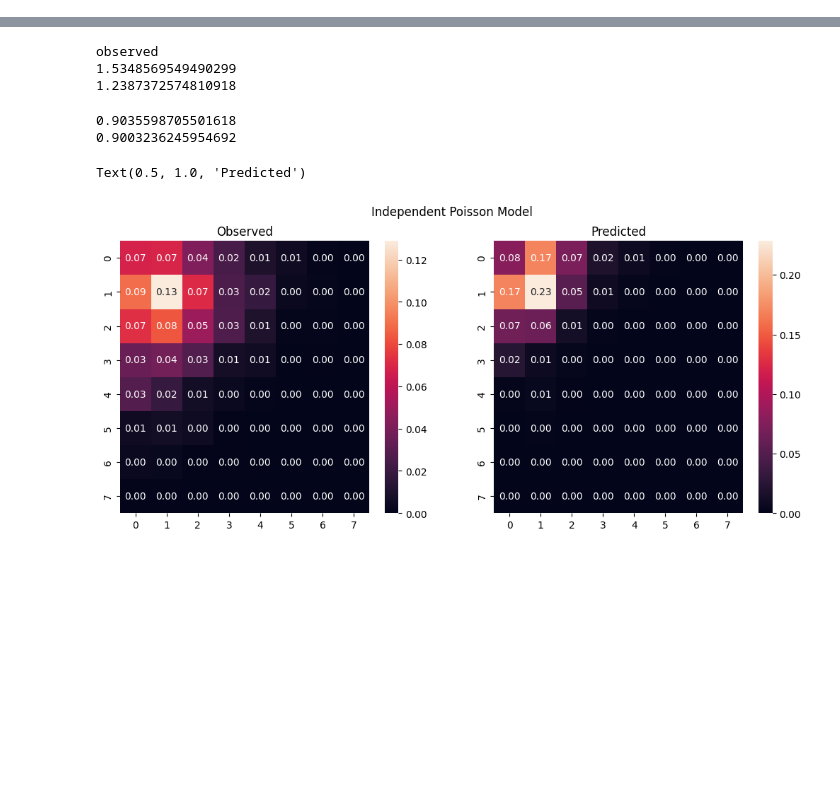
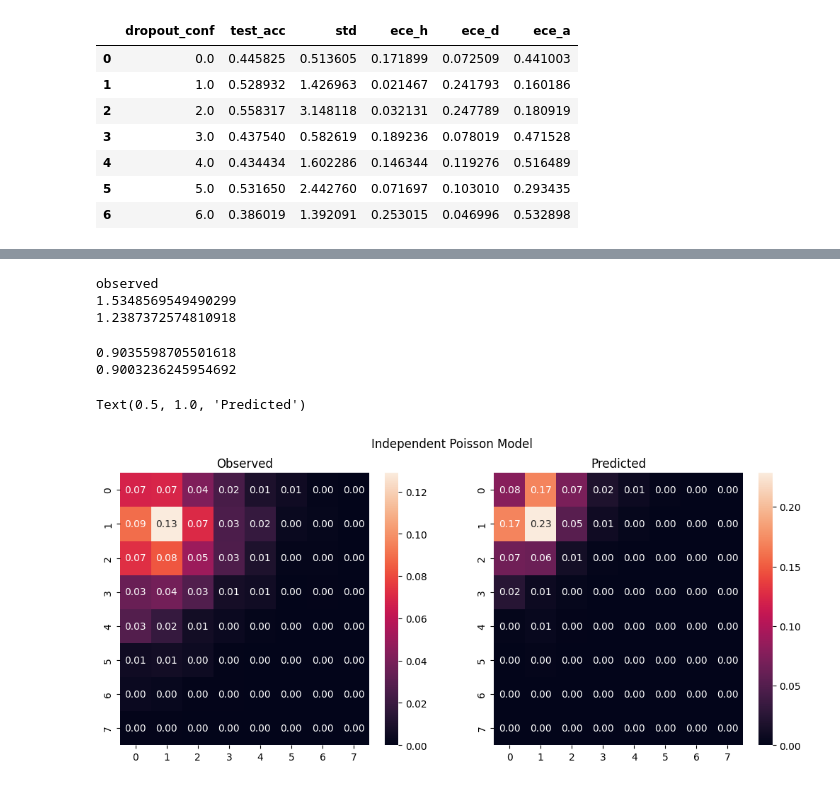
Before and after one commit to s-morten/packing-report, a Jupyter notebook: xT-impact/dnn/nn_cnn.ipynb, the cells around one changed output, grey strips where cells are left out. Cells and saved outputs as stored; diff of their text form; code cells hidden in the pictures; blank space fills up the shorter version.

```diff
--- a/xT-impact/dnn/nn_cnn.ipynb
+++ b/xT-impact/dnn/nn_cnn.ipynb
@@ -219,3 +396,14 @@ X_test = X_test.reshape((X_test.shape[0], X_test.shape[1], 1))
+# %%
+auswertung.head(10)
+# %% [output]
+|  | dropout_conf | test_acc | std | ece_h | ece_d | ece_a |
+| 0 | 0.0 | 0.445825 | 0.513605 | 0.171899 | 0.072509 | 0.441003 |
+| 1 | 1.0 | 0.528932 | 1.426963 | 0.021467 | 0.241793 | 0.160186 |
+| 2 | 2.0 | 0.558317 | 3.148118 | 0.032131 | 0.247789 | 0.180919 |
+| 3 | 3.0 | 0.437540 | 0.582619 | 0.189236 | 0.078019 | 0.471528 |
+| 4 | 4.0 | 0.434434 | 1.602286 | 0.146344 | 0.119276 | 0.516489 |
+| 5 | 5.0 | 0.531650 | 2.442760 | 0.071697 | 0.103010 | 0.293435 |
+| 6 | 6.0 | 0.386019 | 1.392091 | 0.253015 | 0.046996 | 0.532898 |
 # %%
 model.evaluate(X_test, y_test)
 # %% [output]
```
Also changed, not shown: parts of 30 cells of this notebook, 3 other files.
